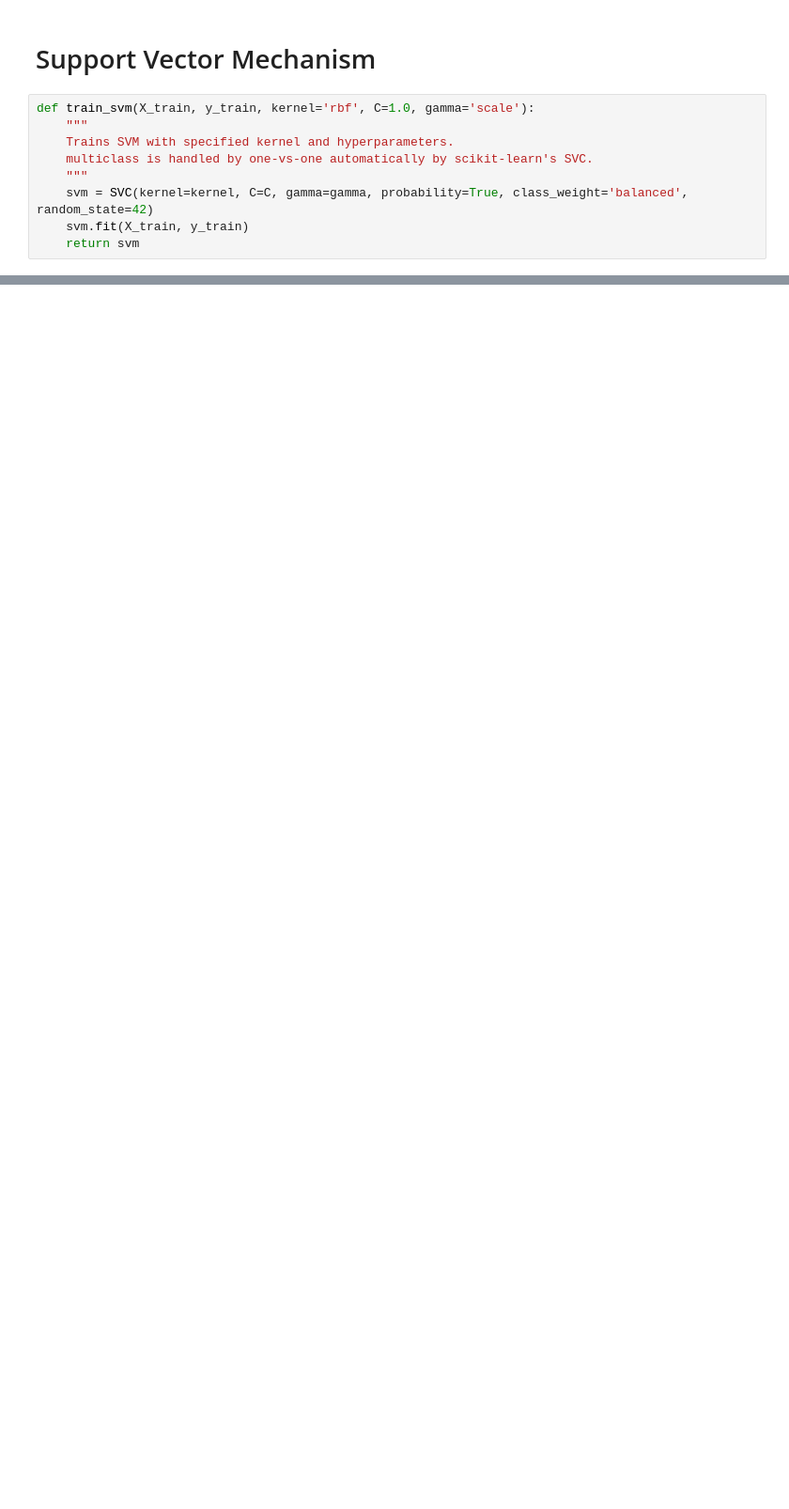
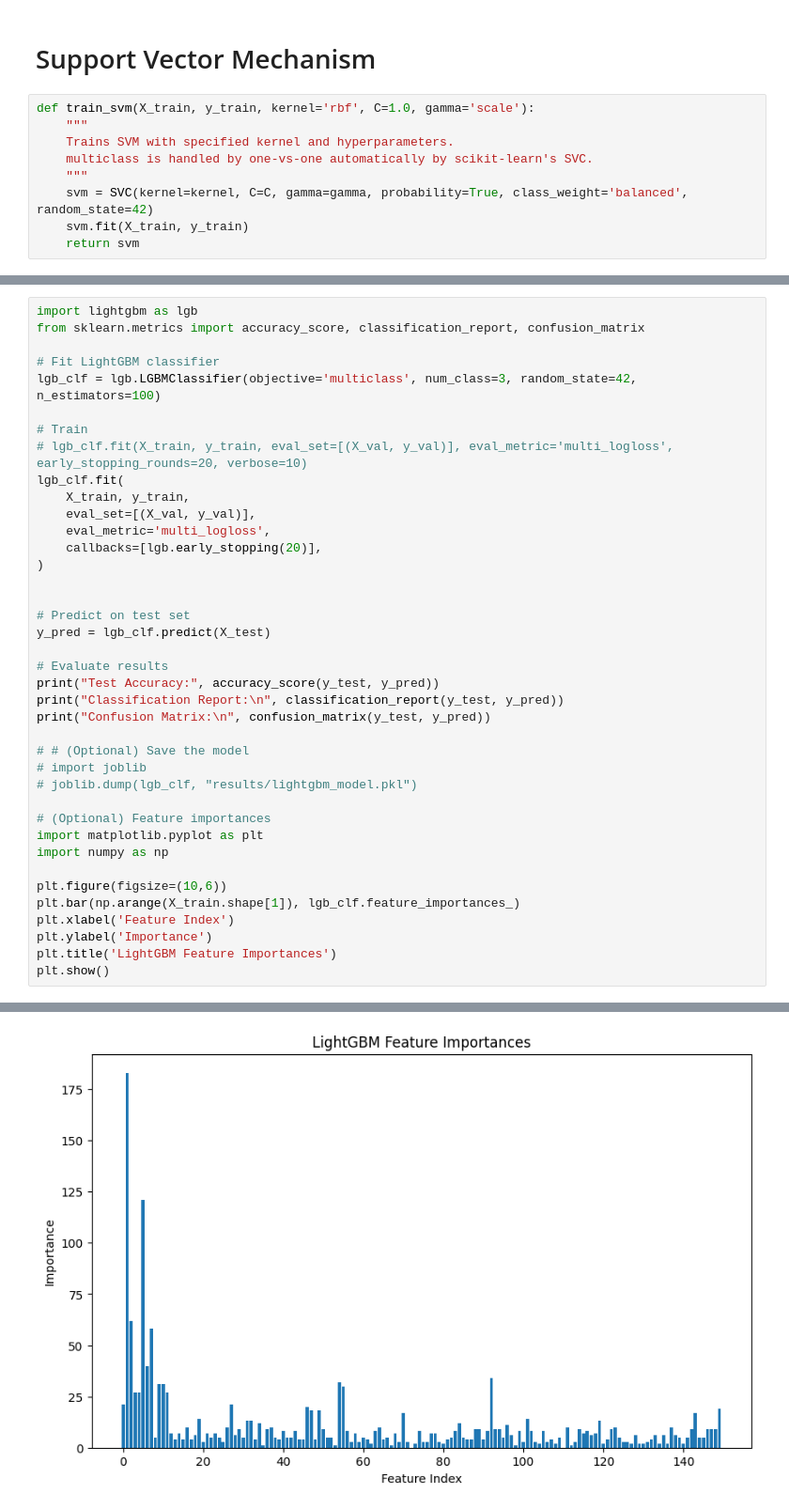
Before and after one commit to jessica9365/breast_cancer_detection, a Jupyter notebook: notebooks/classification_model.ipynb, the cells around one changed output, grey strips where cells are left out. Shown at 94% size. Drawn from its saved outputs; the diff is of its cells as text; blank space fills up the shorter version.

```diff
--- a/notebooks/classification_model.ipynb
+++ b/notebooks/classification_model.ipynb
@@ -304,0 +324,40 @@ weighted avg       0.92      0.91      0.91       197
+# %%
+import lightgbm as lgb
+from sklearn.metrics import accuracy_score, classification_report, confusion_matrix
+
+# Fit LightGBM classifier
+lgb_clf = lgb.LGBMClassifier(objective='multiclass', num_class=3, random_state=42, n_estimators=100)
+
+# Train
+# lgb_clf.fit(X_train, y_train, eval_set=[(X_val, y_val)], eval_metric='multi_logloss', early_stopping_rounds=20, verbose=10)
+lgb_clf.fit(
+    X_train, y_train,
+    eval_set=[(X_val, y_val)],
+    eval_metric='multi_logloss',
+    callbacks=[lgb.early_stopping(20)],
+)
+
+
+# Predict on test set
+y_pred = lgb_clf.predict(X_test)
+
+# Evaluate results
+print("Test Accuracy:", accuracy_score(y_test, y_pred))
+print("Classification Report:\n", classification_report(y_test, y_pred))
+print("Confusion Matrix:\n", confusion_matrix(y_test, y_pred))
+
+# # (Optional) Save the model
+# import joblib
+# joblib.dump(lgb_clf, "results/lightgbm_model.pkl")
+
+# (Optional) Feature importances
+import matplotlib.pyplot as plt
+import numpy as np
+
+plt.figure(figsize=(10,6))
+plt.bar(np.arange(X_train.shape[1]), lgb_clf.feature_importances_)
+plt.xlabel('Feature Index')
+plt.ylabel('Importance')
+plt.title('LightGBM Feature Importances')
+plt.show()
+# %% [output]
@@ -304,0 +381 @@ weighted avg       0.92      0.91      0.91       197
+[figure, added]
```
Also changed, not shown: parts of 16 cells of this notebook, 17 other files.
